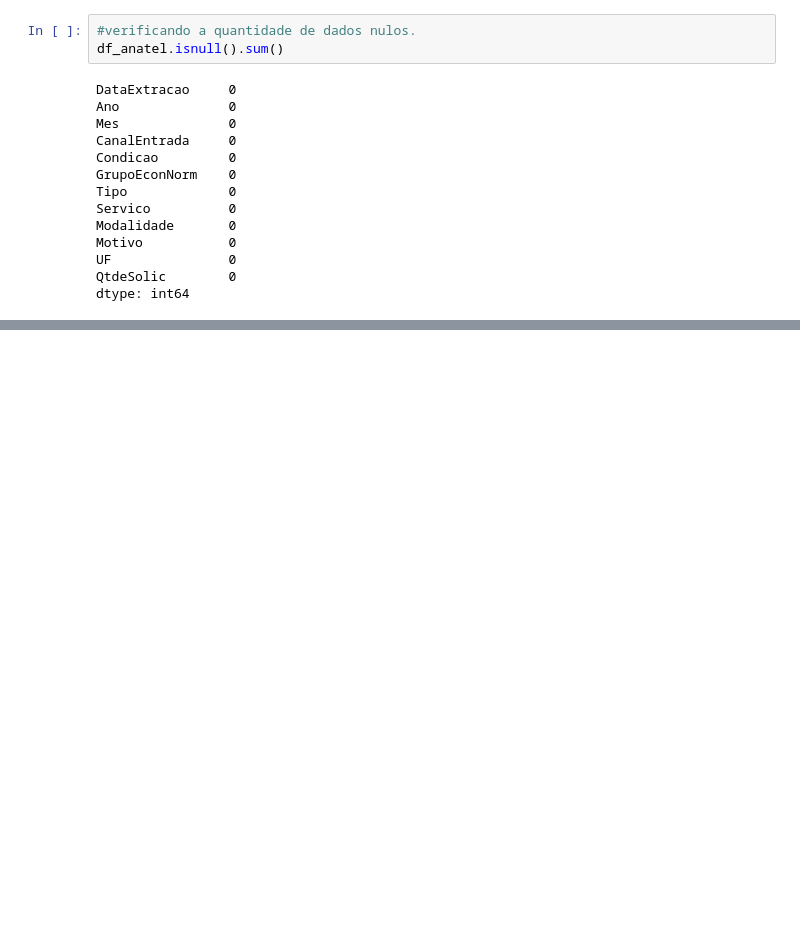
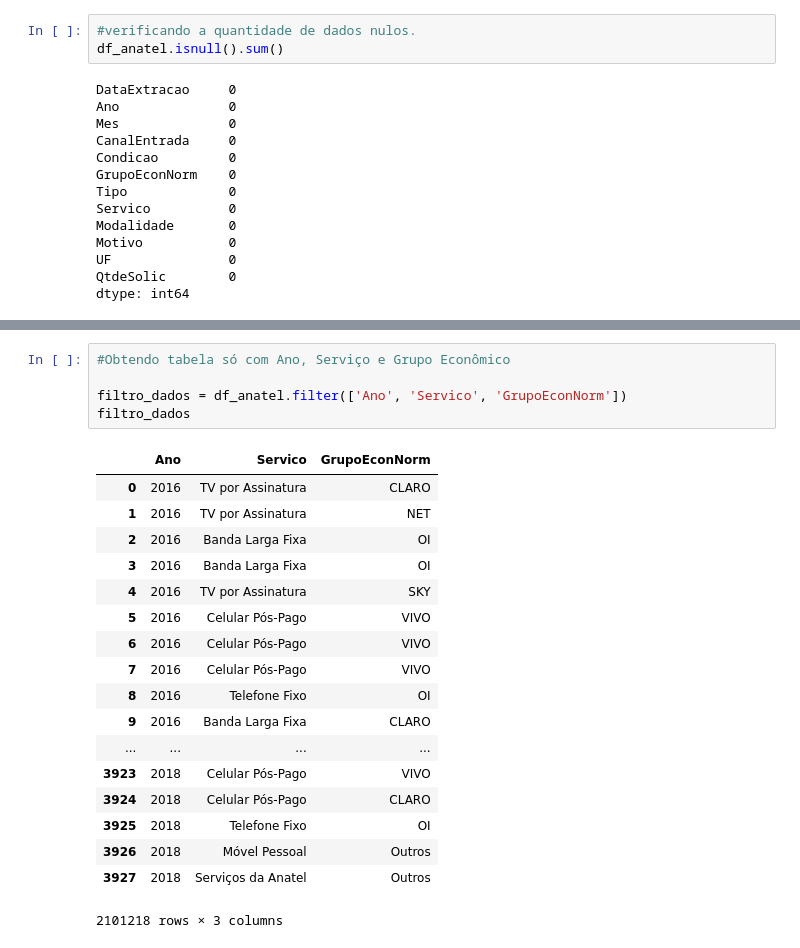
Before and after one commit to Rafaelcvo/dataset_anatel_pos, a Jupyter notebook: anatel.ipynb, the cells around one changed output, grey strips where cells are left out. Drawn from its saved outputs; the diff is of its cells as text; blank space fills up the shorter version.

```diff
--- a/anatel.ipynb
+++ b/anatel.ipynb
@@ -153,0 +268,24 @@ dtype: int64
+# %%
+#Obtendo tabela só com Ano, Serviço e Grupo Econômico
+
+filtro_dados = df_anatel.filter(['Ano', 'Servico', 'GrupoEconNorm'])
+filtro_dados
+# %% [output]
+|  | Ano | Servico | GrupoEconNorm |
+| 0 | 2016 | TV por Assinatura | CLARO |
+| 1 | 2016 | TV por Assinatura | NET |
+| 2 | 2016 | Banda Larga Fixa | OI |
+| 3 | 2016 | Banda Larga Fixa | OI |
+| 4 | 2016 | TV por Assinatura | SKY |
+| 5 | 2016 | Celular Pós-Pago | VIVO |
+| 6 | 2016 | Celular Pós-Pago | VIVO |
+| 7 | 2016 | Celular Pós-Pago | VIVO |
+| 8 | 2016 | Telefone Fixo | OI |
+| 9 | 2016 | Banda Larga Fixa | CLARO |
+| ... | ... | ... | ... |
+| 3923 | 2018 | Celular Pós-Pago | VIVO |
+| 3924 | 2018 | Celular Pós-Pago | CLARO |
+| 3925 | 2018 | Telefone Fixo | OI |
+| 3926 | 2018 | Móvel Pessoal | Outros |
+| 3927 | 2018 | Serviços da Anatel | Outros |
+2101218 rows × 3 columns
```
Also changed, not shown: parts of 19 cells of this notebook.
